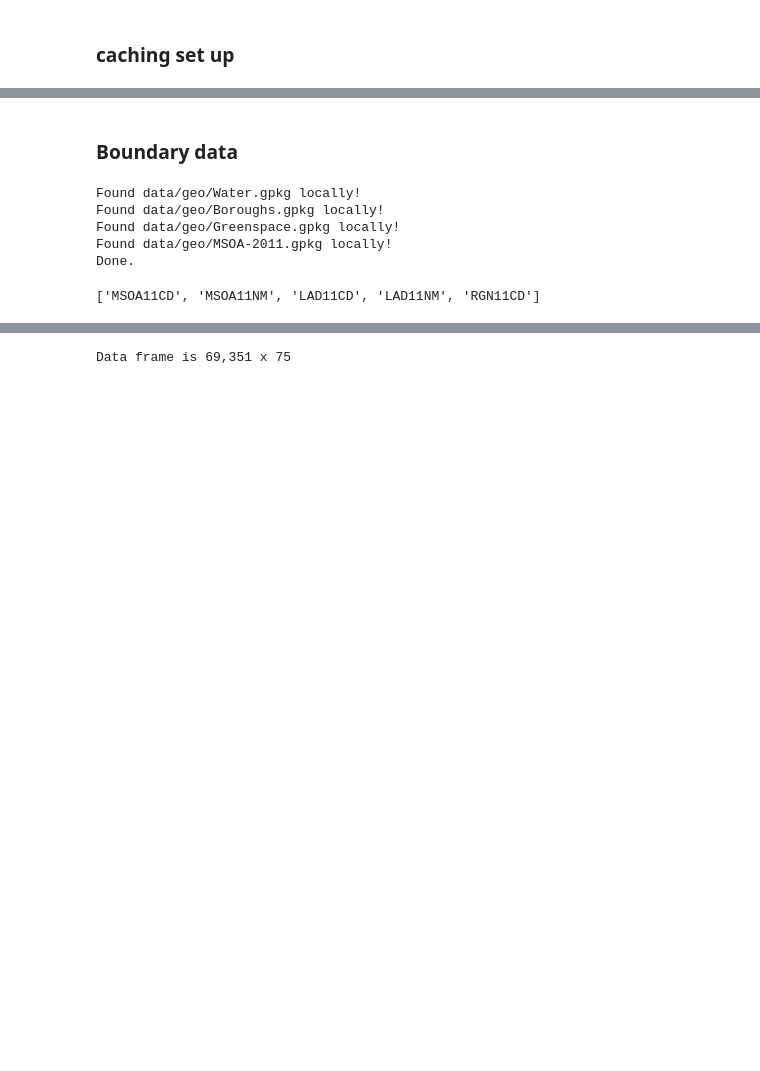
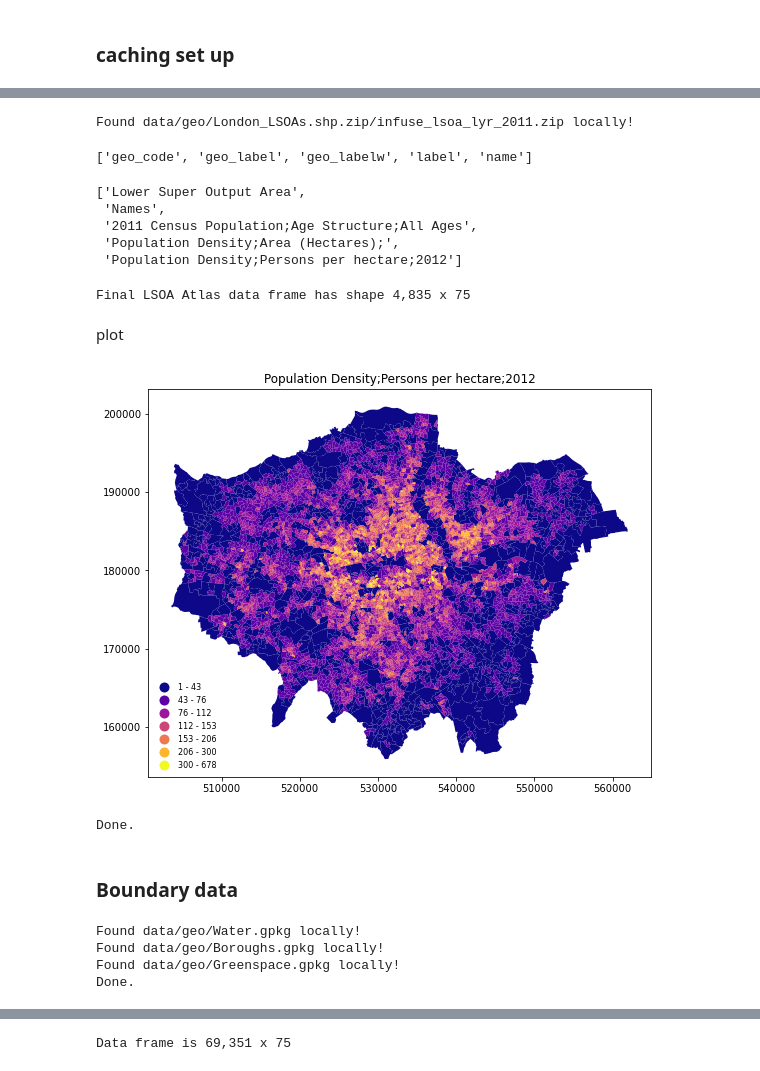
Before and after one commit to yichienchen99/fsds_group, a Jupyter notebook: Reproducible_Analysis.ipynb, the cells around one changed output, grey strips where cells are left out. Drawn from its saved outputs; the diff is of its cells as text; code cells hidden in the pictures; blank space fills up the shorter version.

```diff
--- a/Reproducible_Analysis.ipynb
+++ b/Reproducible_Analysis.ipynb
@@ -109,0 +264,2 @@ def cache_data(src:str, dest:str) -> str:
+# %%
+tidy[str_cols] = tidy[str_cols].replace('\.','0',regex=True)
@@ -109,0 +272,7 @@ def cache_data(src:str, dest:str) -> str:
+# %%
+tidy['House Prices;Median Price (£);2009'] = pd.to_numeric(tidy['House Prices;Median Price (£);2009'], downcast="float")
+tidy['House Prices;Median Price (£);2010'] = pd.to_numeric(tidy['House Prices;Median Price (£);2010'], downcast="float")
+tidy['House Prices;Median Price (£);2011'] = pd.to_numeric(tidy['House Prices;Median Price (£);2011'], downcast="float")
+tidy['House Prices;Median Price (£);2012'] = pd.to_numeric(tidy['House Prices;Median Price (£);2012'], downcast="float")
+tidy['House Prices;Median Price (£);2013'] = pd.to_numeric(tidy['House Prices;Median Price (£);2013'], downcast="float")
+tidy['House Prices;Median Price (£);2014'] = pd.to_numeric(tidy['House Prices;Median Price (£);2014'], downcast="float")
@@ -110,24 +340,71 @@ def cache_data(src:str, dest:str) -> str:
+# %%
+lsoas = gpd.read_file(
+    cache_data('https://borders.ukdataservice.ac.uk/ukborders/easy_download/prebuilt/shape/infuse_lsoa_lyr_2011.zip',
+               os.path.join('data','geo','London_LSOAs.shp.zip')), driver='ESRI Shapefile')
+# %% [output]
+Found data/geo/London_LSOAs.shp.zip/infuse_lsoa_lyr_2011.zip locally!
+# %%
+lsoas.columns.tolist()[:5]
+# %% [output]
+['geo_code', 'geo_label', 'geo_labelw', 'label', 'name']
+# %%
+tidy.columns.tolist()[:5]
+# %% [output]
+['Lower Super Output Area',
+ 'Names',
+ '2011 Census Population;Age Structure;All Ages',
+ 'Population Density;Area (Hectares);',
+ 'Population Density;Persons per hectare;2012']
+# %%
+gdf = pd.merge(lsoas, tidy, left_on='geo_code', right_on='Lower Super Output Area', how='inner')
+gdf = gdf.drop(columns=['geo_label', 'geo_labelw', 'label', 'name', 'Lower Super Output Area'])
+
+print(f"Final LSOA Atlas data frame has shape {gdf.shape[0]:,} x {gdf.shape[1]}")
+# %% [output]
+Final LSOA Atlas data frame has shape 4,835 x 75
+# %% [markdown]
+plot
+# %%
+col = 'Population Density;Persons per hectare;2012'
+fig = gdf.plot(column=col, cmap='plasma',
+         scheme='FisherJenks', k=7, edgecolor='None',
+         legend=True, legend_kwds={'frameon':False, 'fontsize':8},
+         figsize=(9,8));
+plt.title(col);
+
+# Now to modify the legend: googling "geopandas format legend"
+# brings me to: https://stackoverflow.com/a/56591102/4041902
+leg = fig.get_legend()
+leg._loc = 3
+
+for lbl in leg.get_texts():
+    label_text = lbl.get_text()
+    [low, hi] = label_text.split(', ')
+    new_text = f'{float(low):,.0f} - {float(hi):,.0f}'
+    lbl.set_text(new_text)
+
+plt.show();
+# %% [output]
+[figure, added]
+# %%
+gdf.to_feather(os.path.join('data','geo','LSOA_Atlas.geofeather'))
+print("Done.")
+# %% [output]
+Done.
 # %% [markdown]
 ### Boundary data
 # %%
 spath = 'https://github.com/jreades/fsds/blob/master/data/src/' # source path
 ddir  = os.path.join('data','geo') # destination directory
-water = gpd.read_file( cache_data(spath+'Water.gpkg?raw=true', ddir) )
-boros = gpd.read_file( cache_data(spath+'Boroughs.gpkg?raw=true', ddir) )
-green = gpd.read_file( cache_data(spath+'Greenspace.gpkg?raw=true', ddir) )
+water = gpd.read_file(cache_data(spath+'Water.gpkg?raw=true', ddir))
+boros = gpd.read_file(cache_data(spath+'Boroughs.gpkg?raw=true', ddir))
+green = gpd.read_file(cache_data(spath+'Greenspace.gpkg?raw=true', ddir))
 
-# need to change this to ward level for analysis
-msoas = gpd.read_file( cache_data('http://orca.casa.ucl.ac.uk/~jreades/data/MSOA-2011.gpkg', ddir) )
-msoas = msoas.to_crs(epsg=27700)
+lsoas = gpd.read_feather(os.path.join('data','geo','LSOA_Atlas.geofeather'))
 
 print("Done.")
 # %% [output]
 Found data/geo/Water.gpkg locally!
 Found data/geo/Boroughs.gpkg locally!
 Found data/geo/Greenspace.gpkg locally!
-Found data/geo/MSOA-2011.gpkg locally!
 Done.
-# %%
-msoas.columns.tolist()[:5]
-# %% [output]
-['MSOA11CD', 'MSOA11NM', 'LAD11CD', 'LAD11NM', 'RGN11CD']
```
Also changed, not shown: parts of 131 cells of this notebook.
